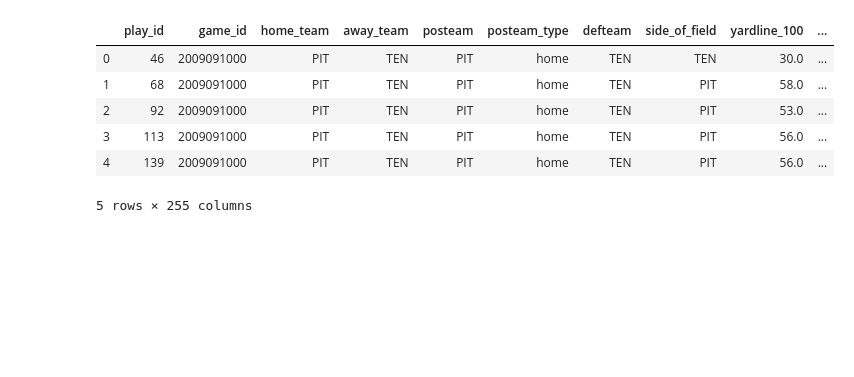
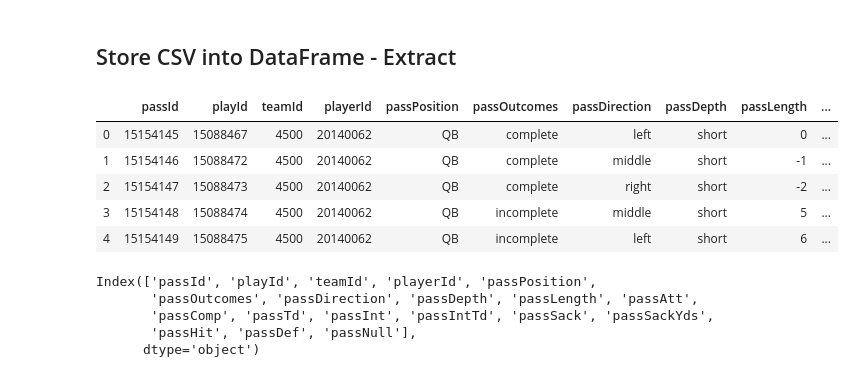
Before and after one commit to paholland/ETL_Project, a Jupyter notebook: Team_ETL.ipynb, the cells around one changed output. Drawn from its saved outputs; the diff is of its cells as text; code cells hidden in the pictures; blank space fills up the shorter version.

Commit message:
updated team etl

```diff
--- a/Team_ETL.ipynb
+++ b/Team_ETL.ipynb
@@ -9,15 +9,24 @@
 # %%
 import pandas as pd
 from sqlalchemy import create_engine
+# %% [markdown]
+## Store CSV into DataFrame - Extract
 # %%
-csv_file = "./Resources/NFL_2009-2018.csv"
-data_df = pd.read_csv(csv_file)
-data_df.head()
+csv_file1 = "./Resources/passer.csv"
+data_df1 = pd.read_csv(csv_file1)
+data_df1.head()
 # %% [output]
-|  | play_id | game_id | home_team | away_team | posteam | posteam_type | defteam | side_of_field | yardline_100 | ... |
-| 0 | 46 | 2009091000 | PIT | TEN | PIT | home | TEN | TEN | 30.0 | ... |
-| 1 | 68 | 2009091000 | PIT | TEN | PIT | home | TEN | PIT | 58.0 | ... |
-| 2 | 92 | 2009091000 | PIT | TEN | PIT | home | TEN | PIT | 53.0 | ... |
-| 3 | 113 | 2009091000 | PIT | TEN | PIT | home | TEN | PIT | 56.0 | ... |
-| 4 | 139 | 2009091000 | PIT | TEN | PIT | home | TEN | PIT | 56.0 | ... |
+|  | passId | playId | teamId | playerId | passPosition | passOutcomes | passDirection | passDepth | passLength | ... |
+| 0 | 15154145 | 15088467 | 4500 | 20140062 | QB | complete | left | short | 0 | ... |
+| 1 | 15154146 | 15088472 | 4500 | 20140062 | QB | complete | middle | short | -1 | ... |
+| 2 | 15154147 | 15088473 | 4500 | 20140062 | QB | complete | right | short | -2 | ... |
+| 3 | 15154148 | 15088474 | 4500 | 20140062 | QB | incomplete | middle | short | 5 | ... |
+| 4 | 15154149 | 15088475 | 4500 | 20140062 | QB | incomplete | left | short | 6 | ... |
-5 rows × 255 columns
+# %%
+data_df1.columns
+# %% [output]
+Index(['passId', 'playId', 'teamId', 'playerId', 'passPosition',
+       'passOutcomes', 'passDirection', 'passDepth', 'passLength', 'passAtt',
+       'passComp', 'passTd', 'passInt', 'passIntTd', 'passSack', 'passSackYds',
+       'passHit', 'passDef', 'passNull'],
+      dtype='object')
```
Also changed, not shown: parts of 24 cells of this notebook.
